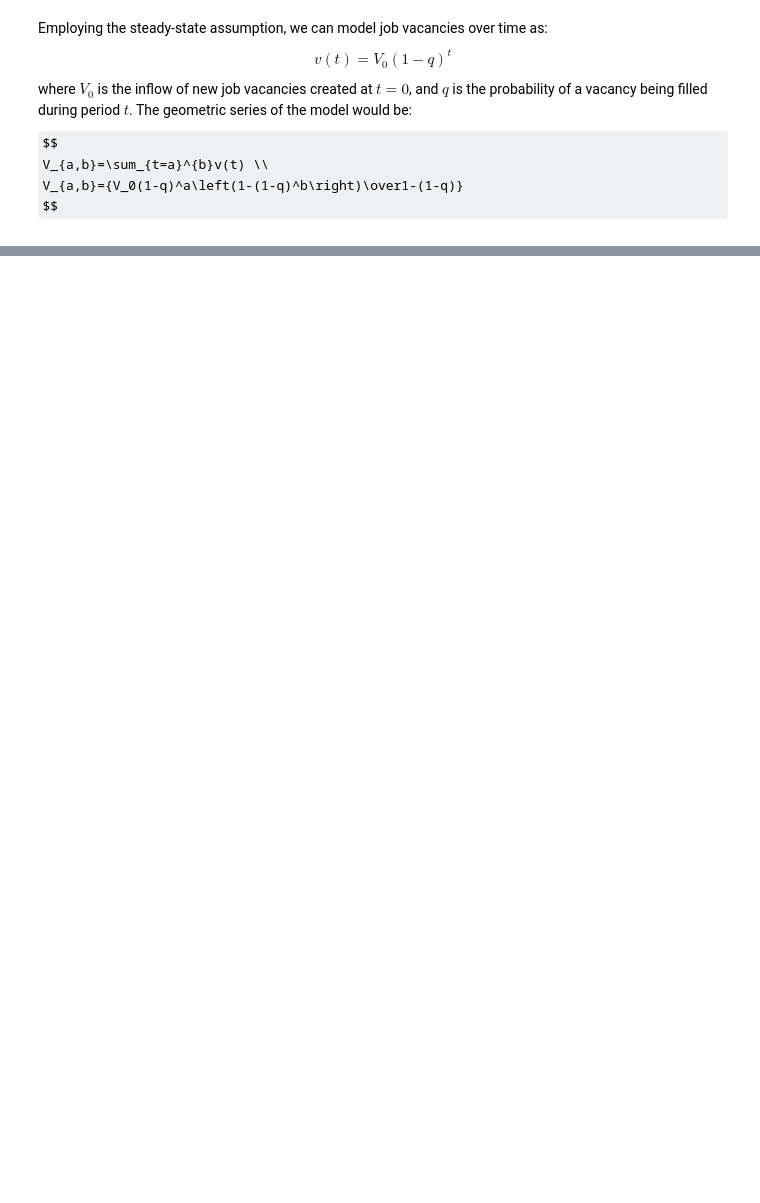
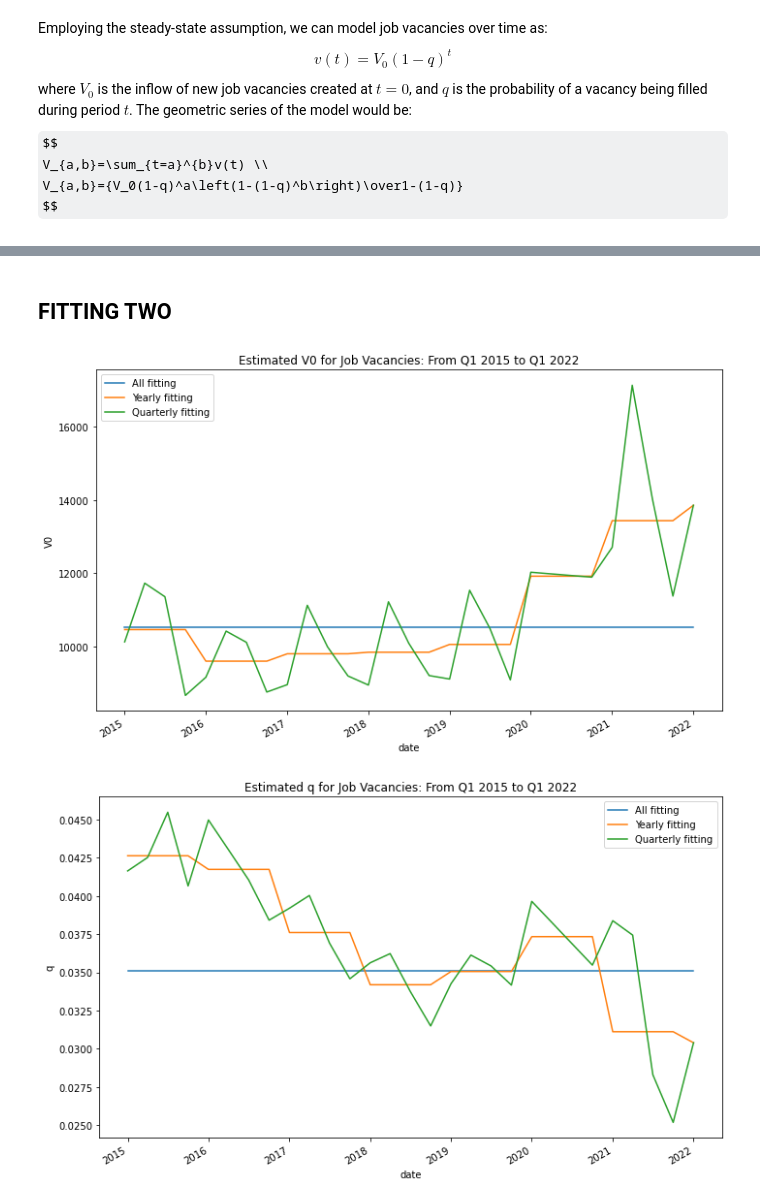
Before and after one commit to YanliangZhu/MAPaper, a Jupyter notebook: code.ipynb, the cells around one changed output, grey strips where cells are left out. Saved outputs shown, nothing was run; the diff lists cells and outputs as text; code cells hidden in the pictures; some formulas as TeX source; blank space fills up the shorter version.

```diff
--- a/code.ipynb
+++ b/code.ipynb
@@ -841,0 +424,2 @@ plt.show()
+# %% [markdown]
+## FITTING TWO
@@ -841,0 +513,41 @@ plt.show()
+# %%
+Model2_A_wStat = model2_all(df_all)
+Model2_A = model2_all(df_all)[0]
+Model2_Y = model2_yearly(df_all)
+Model2_Q = model2_quarterly(df_all)
+
+Model2_A.to_excel(r'appendix/AppendixII_A.xlsx', index = False)
+Model2_Y.to_excel(r'appendix/AppendixII_Y.xlsx', index = False)
+Model2_Q.to_excel(r'appendix/AppendixII_Q.xlsx', index = False)
+
+Model2_A = date(Model2_A).set_index(['date'])
+Model2_Y = date(Model2_Y).set_index(['date'])
+Model2_Q = date(Model2_Q).set_index(['date'])
+# %%
+# Graph 5.2a
+Model2_A['v0'].plot(label='All fitting')
+Model2_Y['v0'].plot(label='Yearly fitting')
+Model2_Q['v0'].plot(label='Quarterly fitting')
+plt.legend()
+
+plt.ylabel('V0')
+plt.title('Estimated V0 for Job Vacancies: From Q1 2015 to Q1 2022')
+plt.tight_layout()
+plt.savefig('image/graph5-2a.png', dpi=300)
+plt.show()
+
+#Graph 5.2b
+Model2_A['q'].plot(label='All fitting')
+Model2_Y['q'].plot(label='Yearly fitting')
+Model2_Q['q'].plot(label='Quarterly fitting')
+plt.legend()
+
+plt.ylabel('q')
+plt.title('Estimated q for Job Vacancies: From Q1 2015 to Q1 2022')
+
+plt.tight_layout()
+plt.savefig('image/graph5-2b.png', dpi=300)
+plt.show()
+# %% [output]
+[figure, added]
+[figure, added]
```
Also changed, not shown: parts of 66 cells of this notebook.
